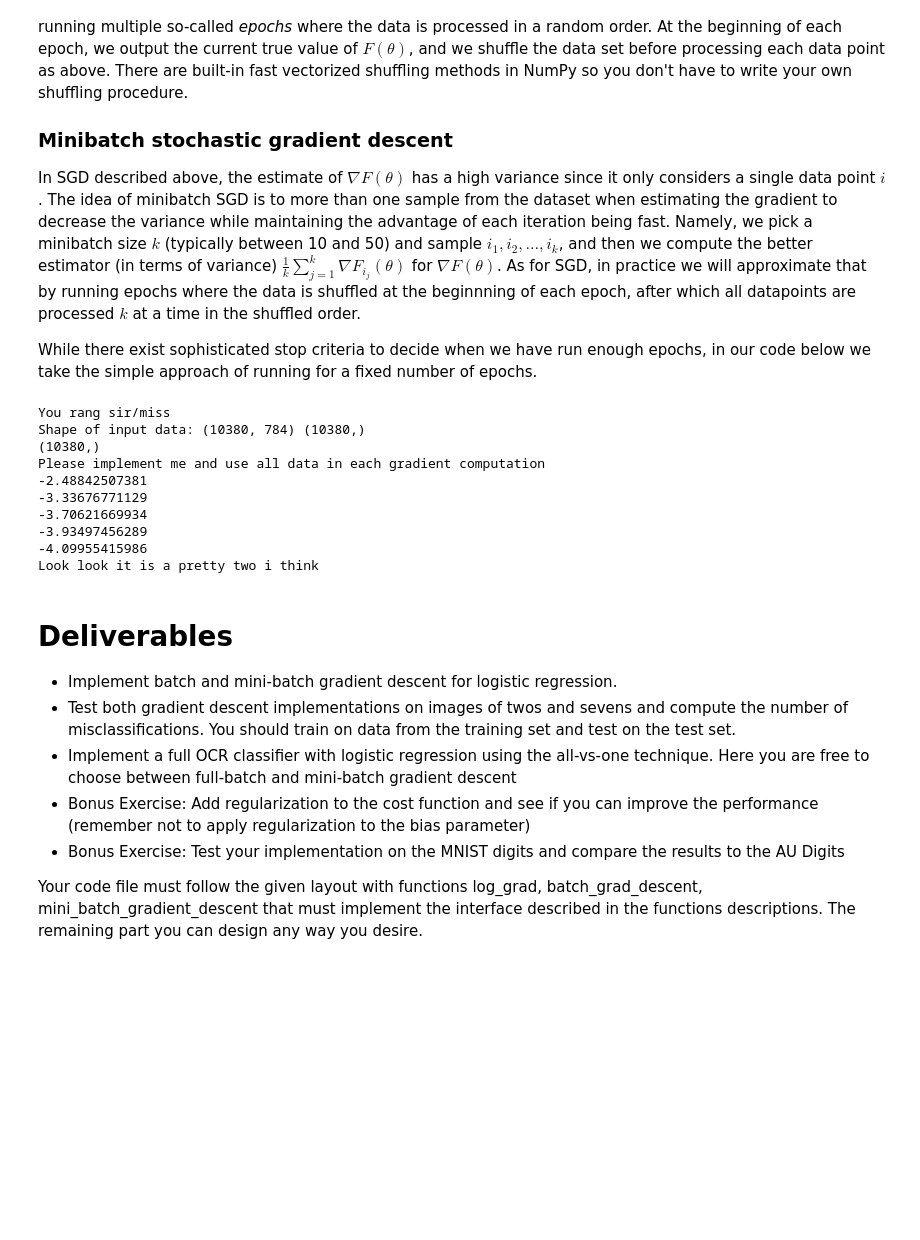
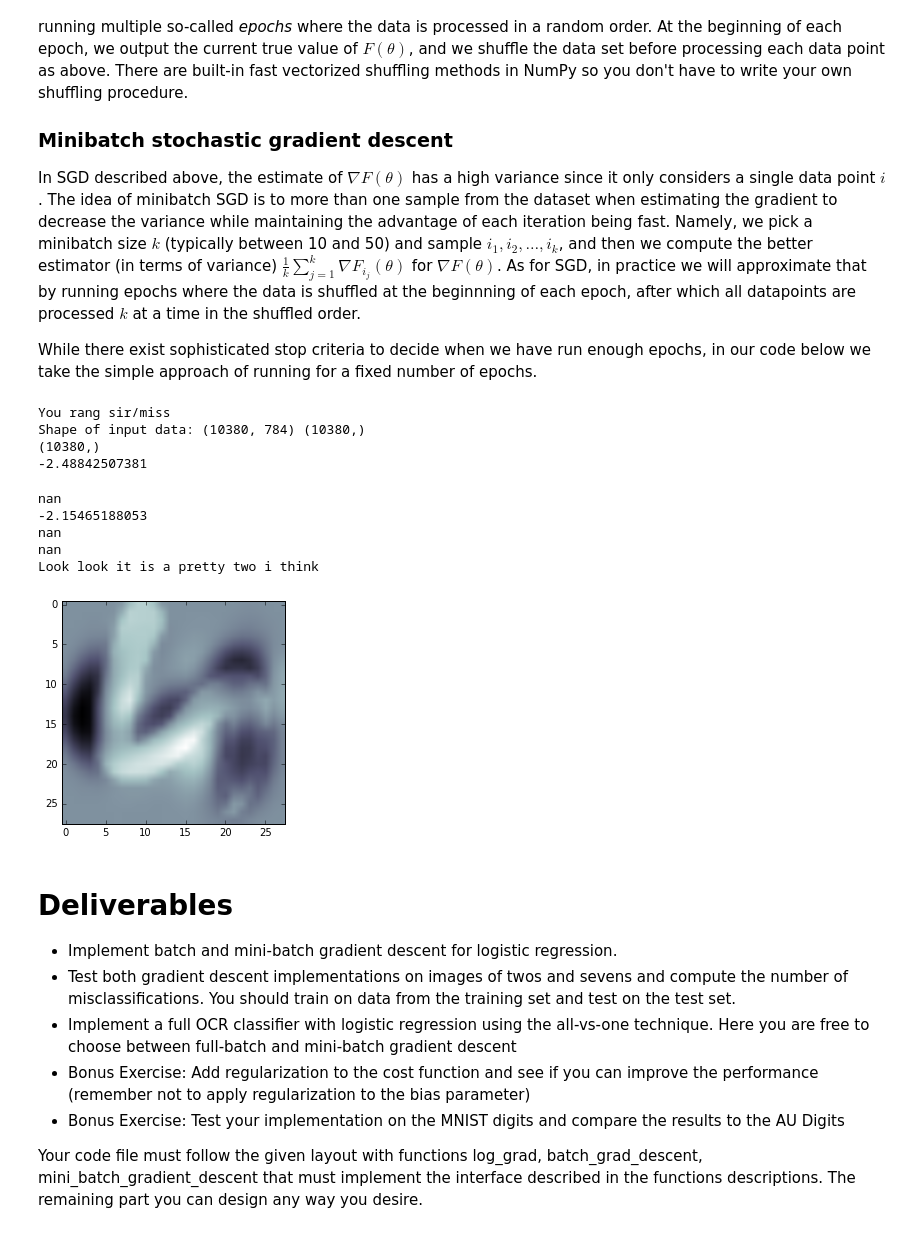
Before and after one commit to hed98bpb/MachineLearning, a Jupyter notebook: Handin1/Handin_1_Machine_Learning_2016.ipynb, the cells around one changed output. Cells and saved outputs as stored; diff of their text form; code cells hidden in the pictures; blank space fills up the shorter version.

```diff
--- a/Handin1/Handin_1_Machine_Learning_2016.ipynb
+++ b/Handin1/Handin_1_Machine_Learning_2016.ipynb
@@ -47,7 +47,7 @@ import numpy as np
 train_file = np.load('Data/auTrain.npz')
 print(train_file.keys())  # ['labels', 'images']
 images = train_file['digits']
-labels = np.squeeze(train_file['labels'])  # TODO remove squeeze
+labels = train_file['labels']
 print('Shape of input data: %s' % (images.shape,))
 print('Shape of input labels: %s' % (labels.shape,))
 
@@ -217,7 +221,7 @@ def load_data():
     # Change this to the AU digits data set when it has been released!
     train_file = np.load('Data/auTrain.npz')
     images = train_file['digits']
-    labels = np.squeeze(train_file['labels'])  # TODO remove squeeze
+    labels = train_file['labels']  # TODO remove squeeze
     print('Shape of input data: %s %s' % (images.shape, labels.shape))
     return images, labels
 
@@ -278,22 +282,18 @@ def batch_grad_descent(X, y, w=None, reg=0):
     """
     n = 784
 
-    print('Please implement me and use all data in each gradient computation')
+    """print('Please implement me and use all data in each gradient computation')"""
     if w is None:
         w = np.zeros(X.shape[1])
     w = X[0, :]
 
     for i in range(5):
         cost = log_cost(X,y,w)[0]
-        """
         gradient = log_cost(X,y,w)[1]
         print(cost)
-        print('g: ', gradient.shape)
-        print('w: ', w.shape)
         w = w - (1/n)*gradient
-        """
-        print(cost)
-        w = w-cost
+
+
 
 
 
@@ -318,39 +318,39 @@ def mini_batch_grad_descent(X, y, w=None, reg=0, batchsize=16, epochs=10):
     if w is None:
         w = np.zeros(X.shape[1])
     n = X.shape[0]
 
     return w
 
 def main():
     """An example main method. You should replace this with whatever you need."""
     print('You rang sir/miss')
     digits, labels = load_data()
     idx1 = (labels == 2)
     idx2 = (labels == 7)
     print(idx1.shape)
     img27 = digits[idx1 | idx2,:]
     lab27 = labels[idx1 | idx2]
     lab27[lab27==2] = 0
     lab27[lab27==7] = 1
 
     w = batch_grad_descent(img27, lab27, 0)
 
     plt.imshow(w.reshape(28, -1, order='F'), cmap='bone')
     print('Look look it is a pretty two i think')
 
 if __name__ == '__main__':
     main()
 # %% [output]
 You rang sir/miss
 Shape of input data: (10380, 784) (10380,)
 (10380,)
-Please implement me and use all data in each gradient computation
 -2.48842507381
--3.33676771129
--3.70621669934
--3.93497456289
--4.09955415986
-Look look it is a pretty two i think
+nan
+-2.15465188053
+nan
+nan
+Look look it is a pretty two i think
+[figure, added]
 # %% [markdown]
 # Deliverables
 * Implement batch and mini-batch gradient descent for logistic regression.
```
Also changed, not shown: parts of 1 cell of this notebook.
